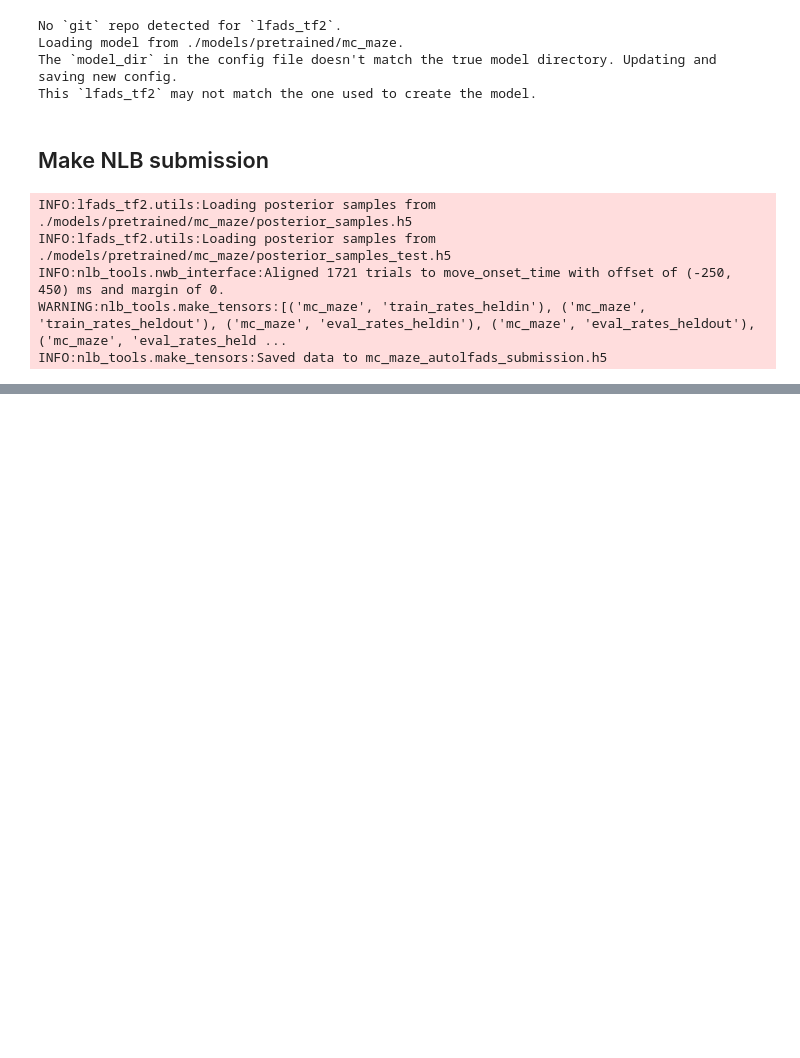
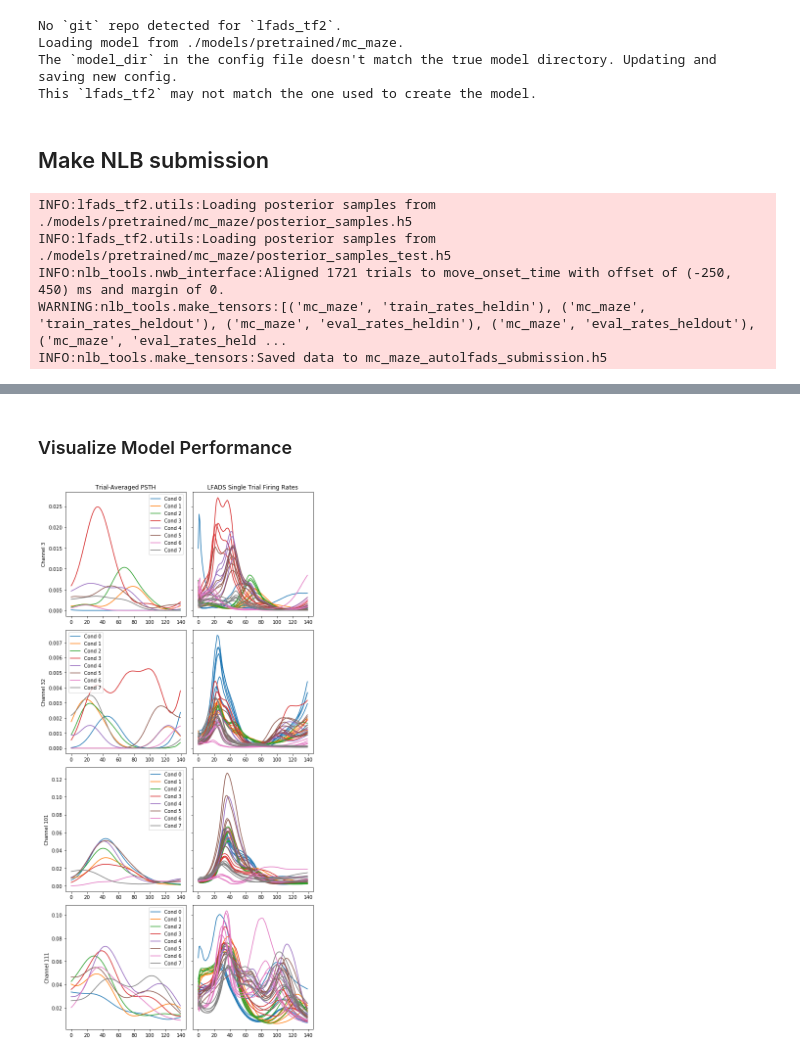
Before and after one commit to snel-repo/lfads-tutorial, a Jupyter notebook: lfads_tutorial.ipynb, the cells around one changed output, grey strips where cells are left out. Cells and saved outputs as stored; diff of their text form; code cells hidden in the pictures; blank space fills up the shorter version.

Commit message:
Visualize LFADS firing rates. Add colab button.

```diff
--- a/lfads_tutorial.ipynb
+++ b/lfads_tutorial.ipynb
@@ -528,0 +537,2 @@ INFO:nlb_tools.evaluation:Completed evaluation
+# %% [markdown]
+### Visualize Model Performance
@@ -528,0 +561,31 @@ INFO:nlb_tools.evaluation:Completed evaluation
+# %%
+import matplotlib.pyplot as plt
+
+# specify the channels and conditions you want to plot
+ch_list = [3, 32, 101, 111]  # channels to plot
+cond_list = [0, 1, 2, 3, 4, 5, 6, 7]  # conditions to plot
+
+n_ch_plt = len(ch_list)  # number of channels to plot
+n_cond_plt = len(cond_list)  # number of conditions to plot
+fig, axes = plt.subplots(ncols=2,
+                         nrows=n_ch_plt,
+                         figsize=(8, n_ch_plt * 4),
+                         sharey='row')
+for i_ch, ch in enumerate(ch_list):  # for each channel
+    for i_cond, cond in enumerate(cond_list):  # for each condition
+        # plot the PSTH for this condition
+        axes[i_ch, 0].plot(true_list[cond][:, ch],
+                           label=f'Cond {cond}',
+                           color=f'C{i_cond}')
+        axes[i_ch, 0].legend()
+
+        # plt the LFADS-inferred firing rates for this condition
+        cond_rates = np.array(
+            [eval_rates[itrial] for itrial in eval_cond_idx[cond]])
+        axes[i_ch, 1].plot(cond_rates[:, :, ch].T, color=f'C{i_cond}')
+    axes[i_ch, 0].set_ylabel(f'Channel {ch}')
+axes[0, 0].set_title('Trial-Averaged PSTH')
+axes[0, 1].set_title('LFADS Single Trial Firing Rates')
+plt.tight_layout()
+# %% [output]
+[figure, added]
```
Also changed, not shown: parts of 12 cells of this notebook.
